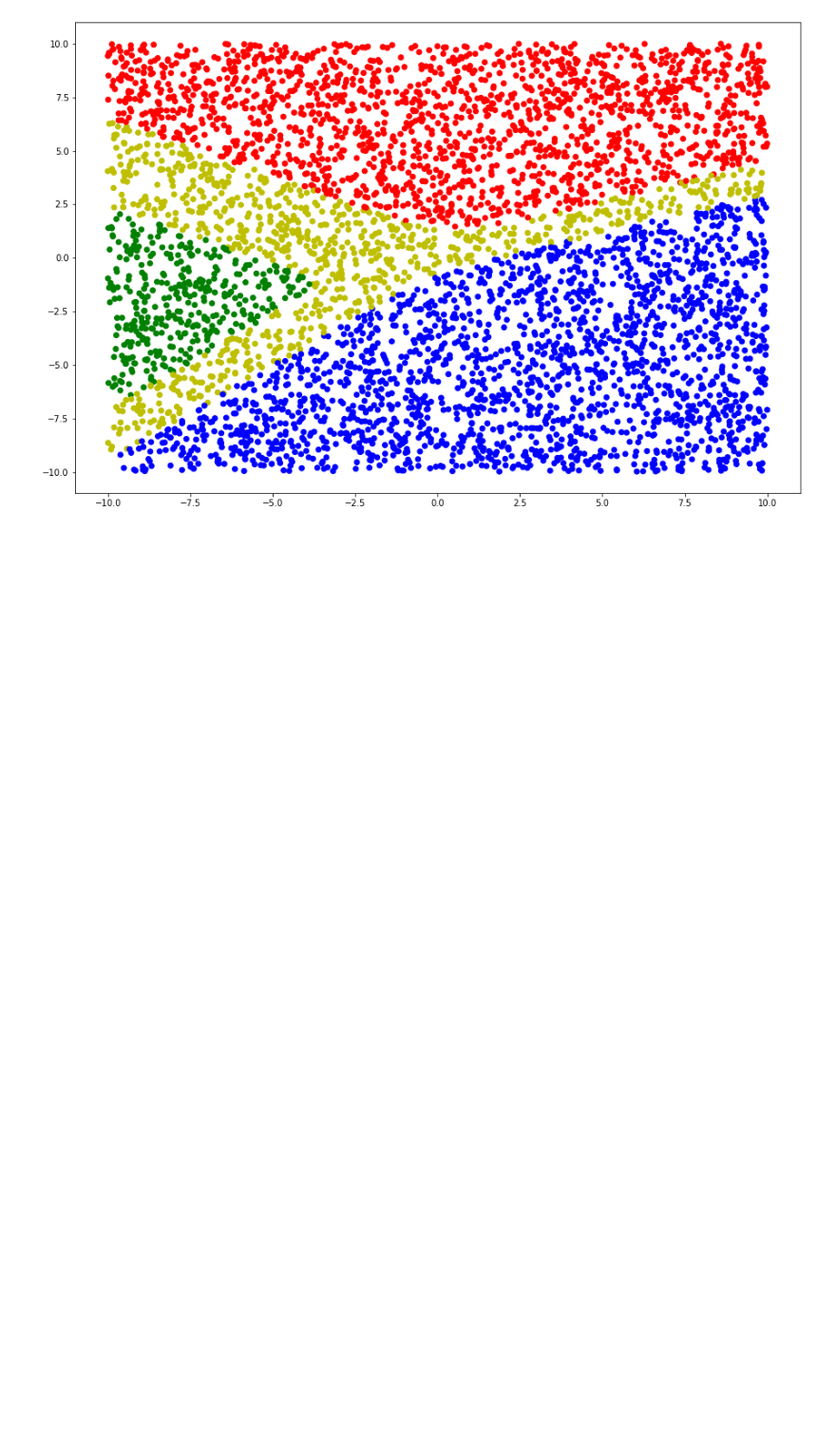
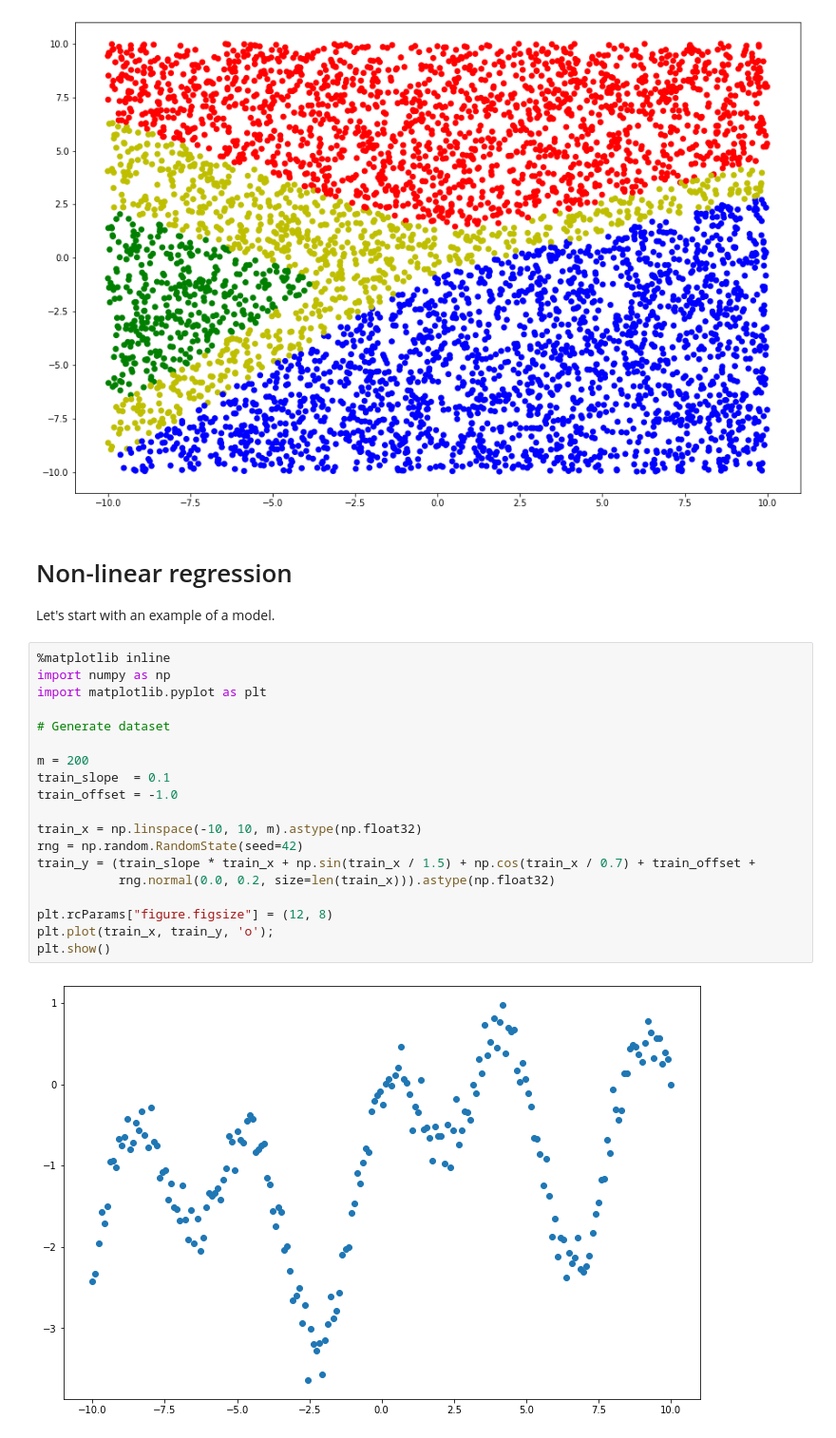
Before and after one commit to diegorusso/deep-learning-from-scratch, a Jupyter notebook: 02_regressions.ipynb, the cells around one changed output. Shown at 95% size. Cells and saved outputs as stored; diff of their text form; blank space fills up the shorter version.

```diff
--- a/02_regressions.ipynb
+++ b/02_regressions.ipynb
@@ -317,3 +317,28 @@ plt.scatter(test_x[:,0], test_x[:,1], color=c)
 plt.show()
 # %% [output]
 [figure]
+# %% [markdown]
+# Non-linear regression
+
+Let's start with an example of a model.
+# %%
+%matplotlib inline
+import numpy as np
+import matplotlib.pyplot as plt
+
+# Generate dataset
+
+m = 200
+train_slope  = 0.1
+train_offset = -1.0
+
+train_x = np.linspace(-10, 10, m).astype(np.float32)
+rng = np.random.RandomState(seed=42)
+train_y = (train_slope * train_x + np.sin(train_x / 1.5) + np.cos(train_x / 0.7) + train_offset +
+           rng.normal(0.0, 0.2, size=len(train_x))).astype(np.float32)
+
+plt.rcParams["figure.figsize"] = (12, 8)
+plt.plot(train_x, train_y, 'o');
+plt.show()
+# %% [output]
+[figure, added]
```
Also changed, not shown: parts of 3 cells of this notebook.
